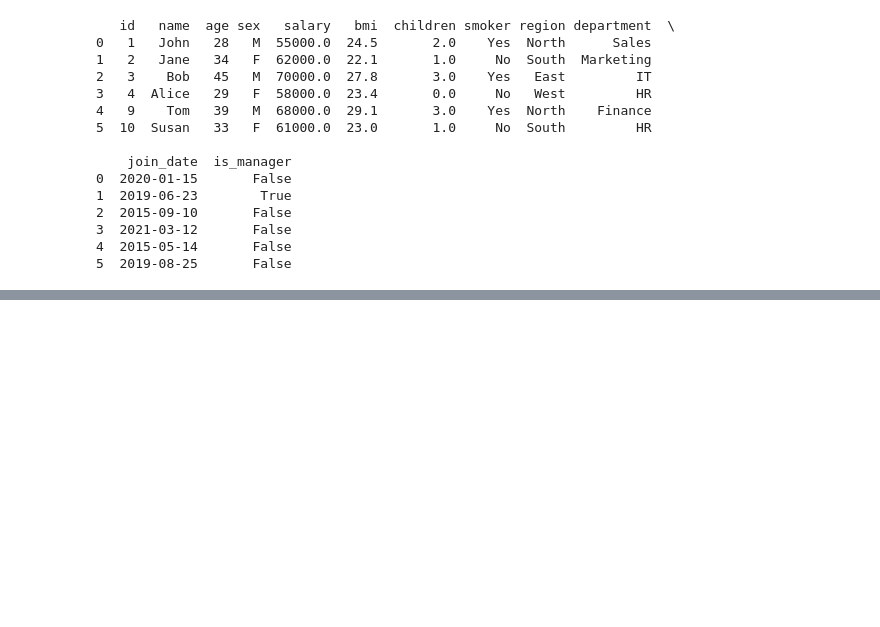
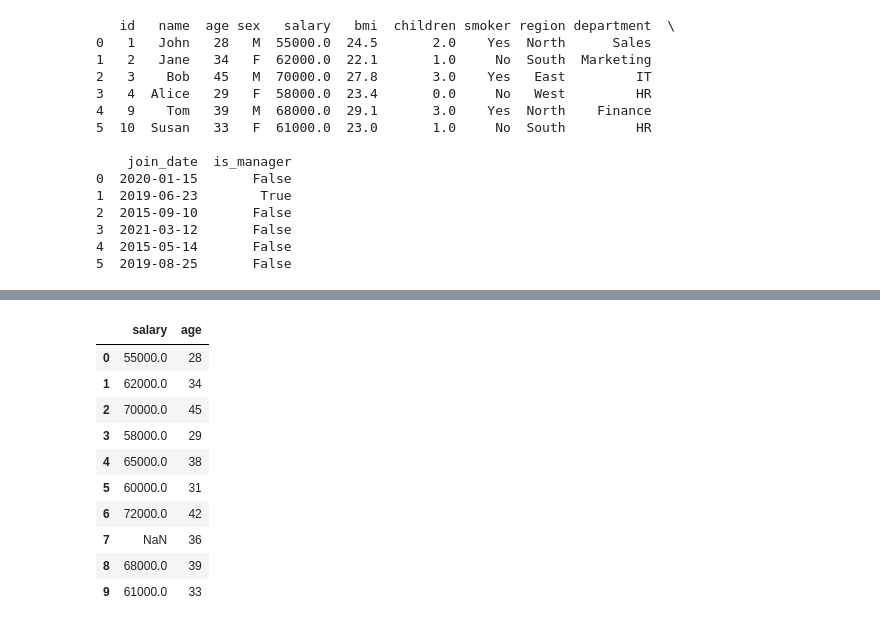
Before and after one commit to Md-Maruf-1727/LearningPractices, a Jupyter notebook: Pandas/Pandas5.ipynb, the cells around one changed output, grey strips where cells are left out. Cells and saved outputs as stored; diff of their text form; code cells hidden in the pictures; blank space fills up the shorter version.

```diff
--- a/Pandas/Pandas5.ipynb
+++ b/Pandas/Pandas5.ipynb
@@ -303,0 +349,15 @@ print(first_last)
+# %%
+#একাধিক column নির্বাচন
+main_data1[['salary','age']]
+# %% [output]
+|  | salary | age |
+| 0 | 55000.0 | 28 |
+| 1 | 62000.0 | 34 |
+| 2 | 70000.0 | 45 |
+| 3 | 58000.0 | 29 |
+| 4 | 65000.0 | 38 |
+| 5 | 60000.0 | 31 |
+| 6 | 72000.0 | 42 |
+| 7 | NaN | 36 |
+| 8 | 68000.0 | 39 |
+| 9 | 61000.0 | 33 |
```
Also changed, not shown: parts of 12 cells of this notebook.
